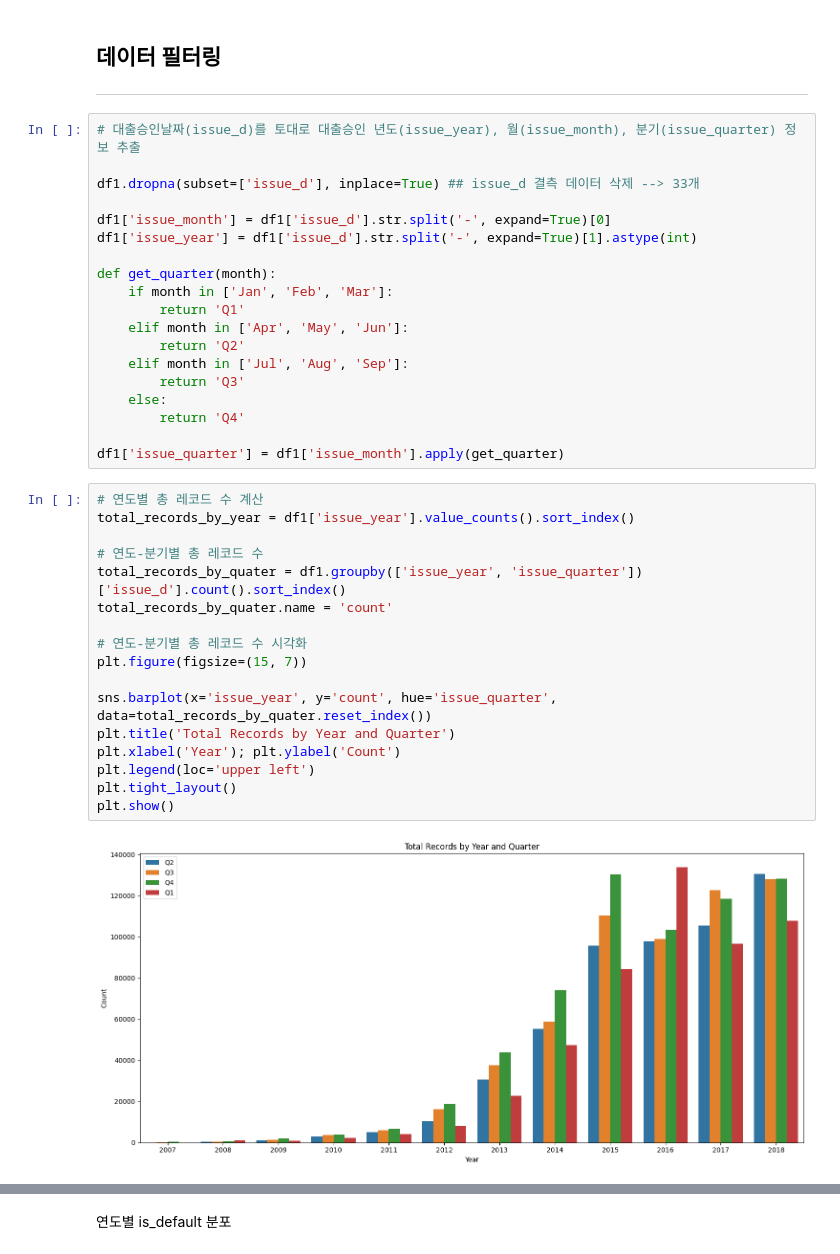
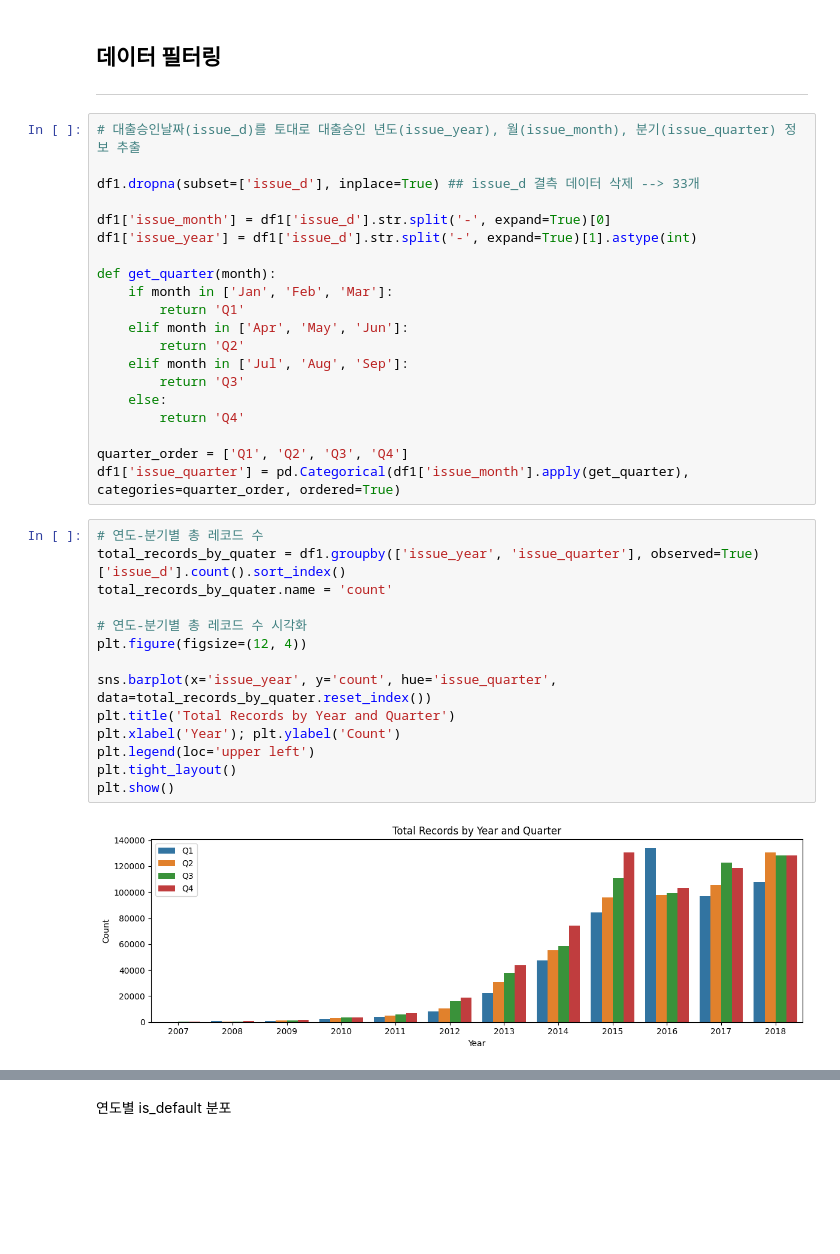
Before and after one commit to hopedom/DS5, a Jupyter notebook: lending-club-prep.ipynb, the cells around one changed output, grey strips where cells are left out. Saved outputs shown, nothing was run; the diff lists cells and outputs as text; blank space fills up the shorter version.

```diff
--- a/lending-club-prep.ipynb
+++ b/lending-club-prep.ipynb
@@ -70,23 +109,21 @@ def get_quarter(month):
     else:
         return 'Q4'
 
-df1['issue_quarter'] = df1['issue_month'].apply(get_quarter)
+quarter_order = ['Q1', 'Q2', 'Q3', 'Q4']
+df1['issue_quarter'] = pd.Categorical(df1['issue_month'].apply(get_quarter), categories=quarter_order, ordered=True)
 # %%
-# 연도별 총 레코드 수 계산
-total_records_by_year = df1['issue_year'].value_counts().sort_index()
-
 # 연도-분기별 총 레코드 수
-total_records_by_quater = df1.groupby(['issue_year', 'issue_quarter'])['issue_d'].count().sort_index()
+total_records_by_quater = df1.groupby(['issue_year', 'issue_quarter'], observed=True)['issue_d'].count().sort_index()
 total_records_by_quater.name = 'count'
 
 # 연도-분기별 총 레코드 수 시각화
-plt.figure(figsize=(15, 7))
+plt.figure(figsize=(12, 4))
 
 sns.barplot(x='issue_year', y='count', hue='issue_quarter', data=total_records_by_quater.reset_index())
 plt.title('Total Records by Year and Quarter')
 plt.xlabel('Year'); plt.ylabel('Count')
 plt.legend(loc='upper left')
 plt.tight_layout()
 plt.show()
 # %% [output]
-[figure, old version]
+[figure, new version]
```
Also changed, not shown: parts of 105 cells of this notebook.
